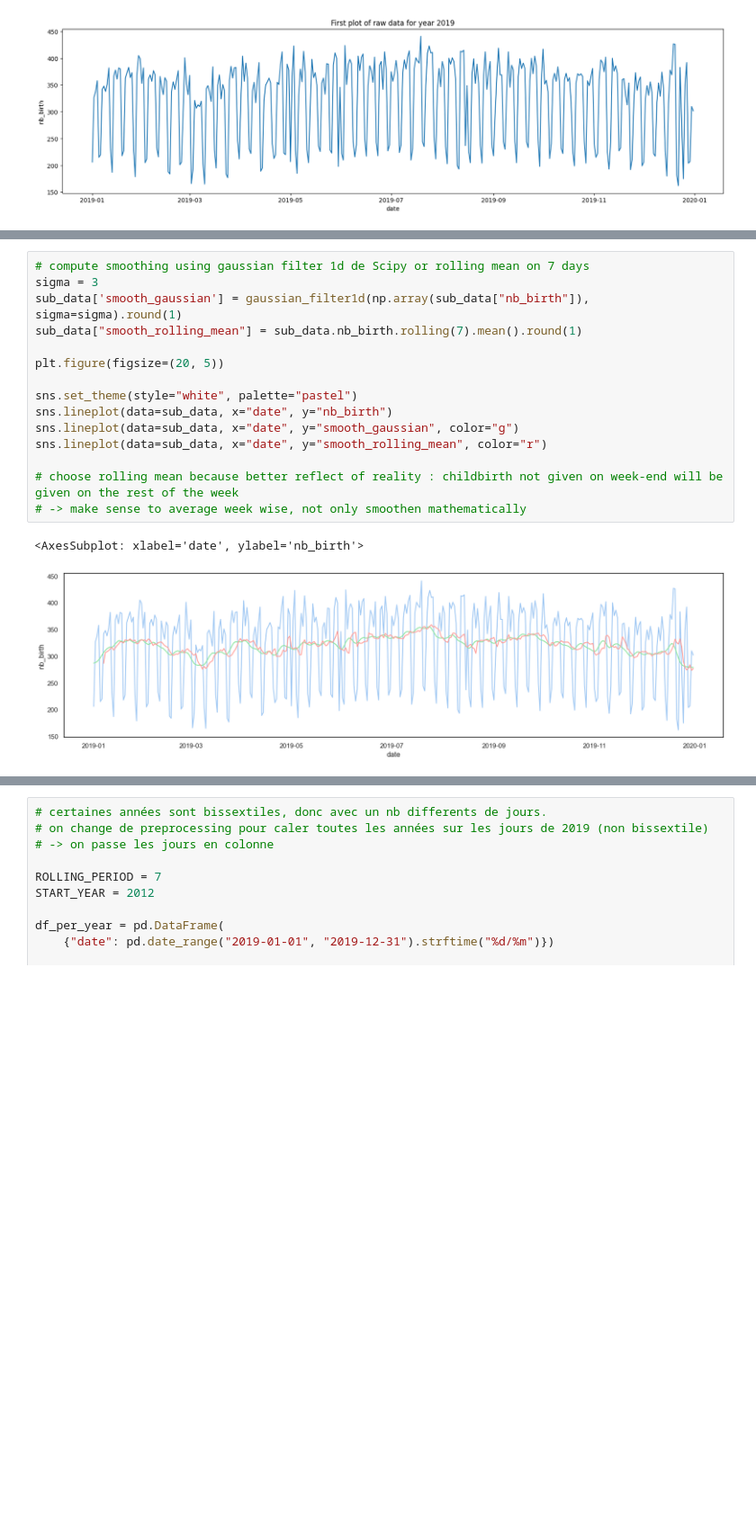
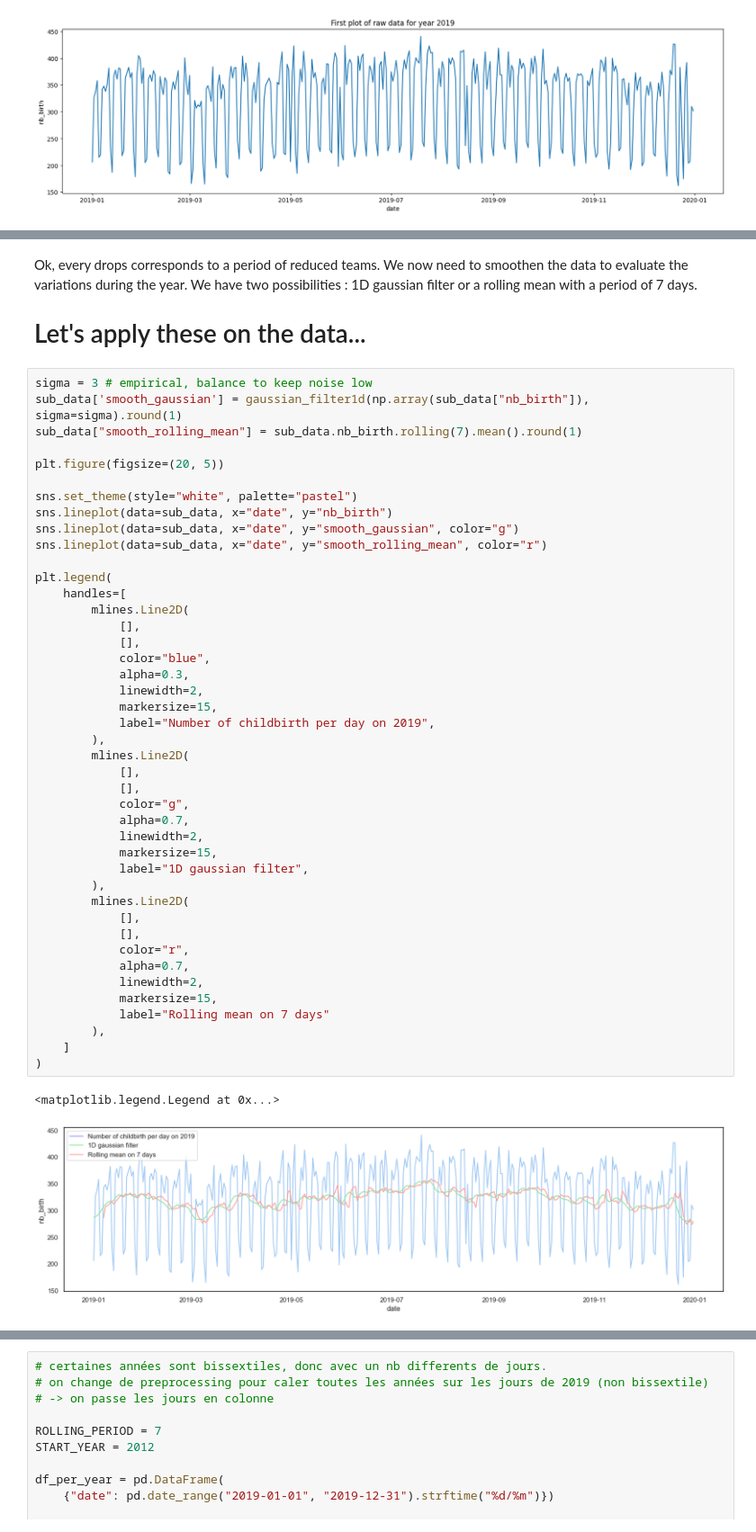
Before and after one commit to gmartinod/birth-vs-moon, a Jupyter notebook: fullMoonBirth.ipynb, the cells around one changed output, grey strips where cells are left out. Shown at 90% size. Cells and saved outputs as stored; diff of their text form; blank space fills up the shorter version.

```diff
--- a/fullMoonBirth.ipynb
+++ b/fullMoonBirth.ipynb
@@ -123,18 +169,50 @@ Text(0.5, 1.0, 'Fig 1 : Impact of week-ends and public holidays on birth count')
+# %% [markdown]
+Ok, every drops corresponds to a period of reduced teams. We now need to smoothen the data to evaluate the variations during the year. We have two possibilities : 1D gaussian filter or a rolling mean with a period of 7 days.
+
+# Let's apply these on the data...
 # %%
-# compute smoothing using gaussian filter 1d de Scipy or rolling mean on 7 days
-sigma = 3
+sigma = 3 # empirical, balance to keep noise low
 sub_data['smooth_gaussian'] = gaussian_filter1d(np.array(sub_data["nb_birth"]), sigma=sigma).round(1)
 sub_data["smooth_rolling_mean"] = sub_data.nb_birth.rolling(7).mean().round(1)
 
 plt.figure(figsize=(20, 5))
 
 sns.set_theme(style="white", palette="pastel")
 sns.lineplot(data=sub_data, x="date", y="nb_birth")
 sns.lineplot(data=sub_data, x="date", y="smooth_gaussian", color="g")
 sns.lineplot(data=sub_data, x="date", y="smooth_rolling_mean", color="r")
 
-# choose rolling mean because better reflect of reality : childbirth not given on week-end will be given on the rest of the week
-# -> make sense to average week wise, not only smoothen mathematically
+plt.legend(
+    handles=[
+        mlines.Line2D(
+            [],
+            [],
+            color="blue",
+            alpha=0.3,
+            linewidth=2,
+            markersize=15,
+            label="Number of childbirth per day on 2019",
+        ),
+        mlines.Line2D(
+            [],
+            [],
+            color="g",
+            alpha=0.7,
+            linewidth=2,
+            markersize=15,
+            label="1D gaussian filter",
+        ),
+        mlines.Line2D(
+            [],
+            [],
+            color="r",
+            alpha=0.7,
+            linewidth=2,
+            markersize=15,
+            label="Rolling mean on 7 days"
+        ),
+    ]
+)
 # %% [output]
-<AxesSubplot: xlabel='date', ylabel='nb_birth'>
+<matplotlib.legend.Legend at 0x...>
-[figure, old version]
+[figure, new version]
```
Also changed, not shown: parts of 22 cells of this notebook.
